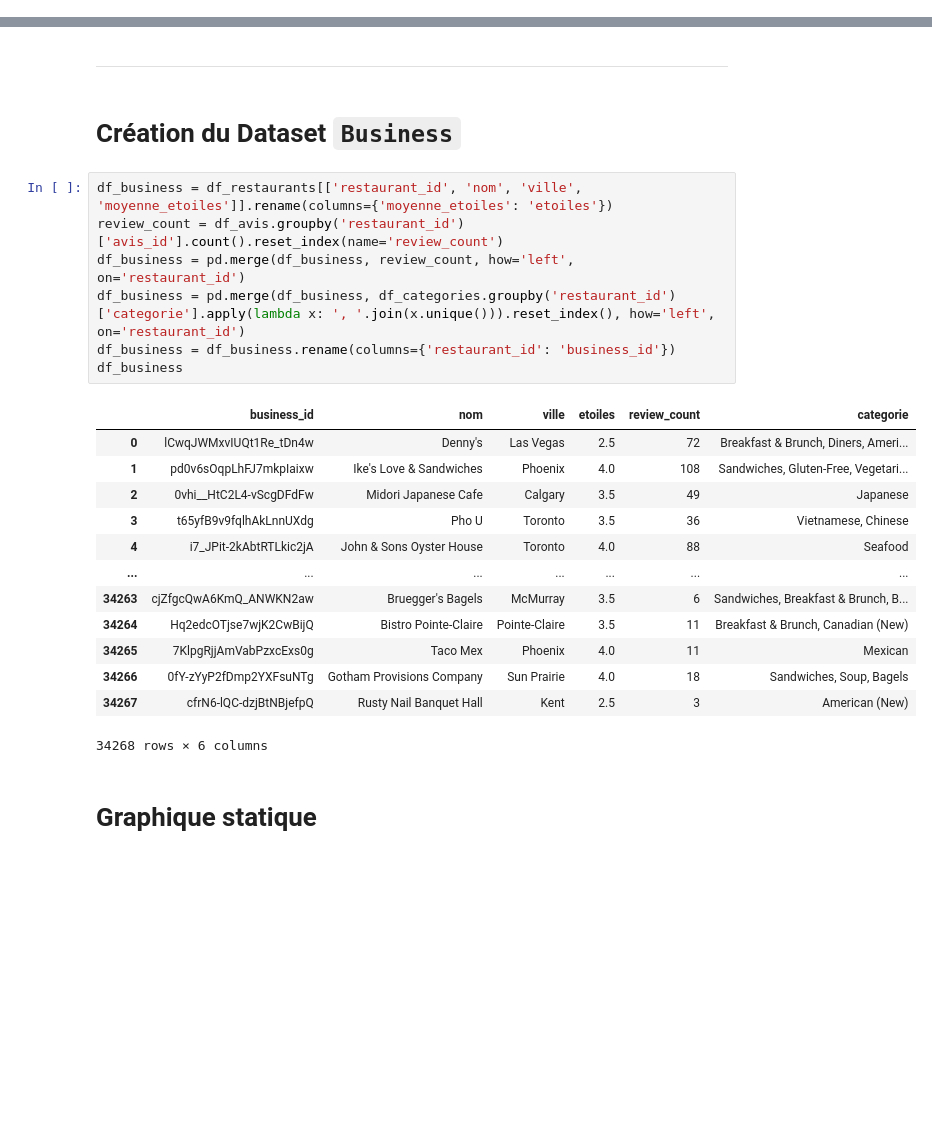
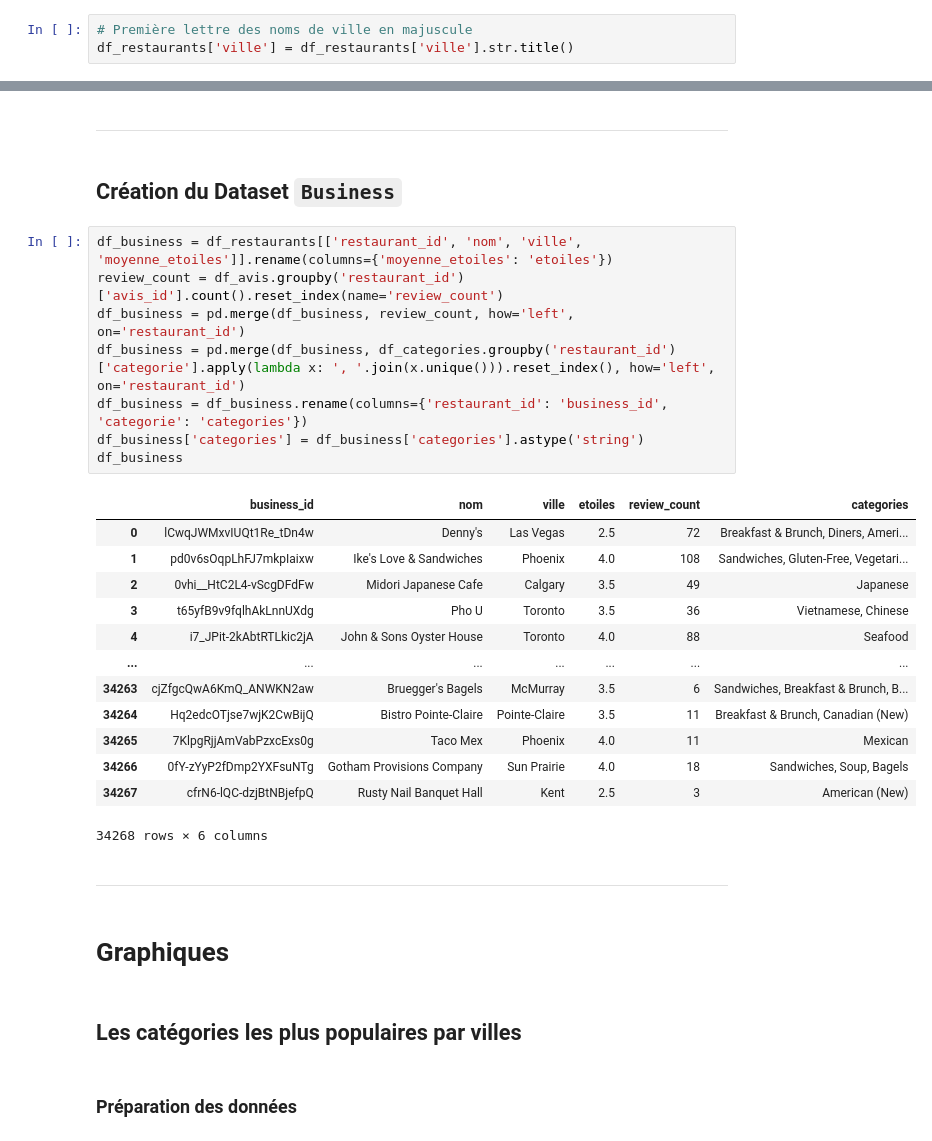
Before and after one commit to Marc-AntoineMercier/420-514-MV-TP03, a Jupyter notebook: nettoyage.ipynb, the cells around one changed output, grey strips where cells are left out. Saved outputs shown, nothing was run; the diff lists cells and outputs as text; blank space fills up the shorter version.

```diff
--- a/nettoyage.ipynb
+++ b/nettoyage.ipynb
@@ -844,3 +867,6 @@ Data columns (total 5 columns):
  4   ferme            34268 non-null  bool
 dtypes: bool(1), float64(1), string(3)
 memory usage: 1.1 MB
+# %%
+# Première lettre des noms de ville en majuscule
+df_restaurants['ville'] = df_restaurants['ville'].str.title()
@@ -1111,16 +1255,17 @@ df_utilisateurs
 # %% [markdown]
 ---
 # %% [markdown]
-# Création du Dataset `Business`
+## Création du Dataset `Business`
 # %%
 df_business = df_restaurants[['restaurant_id', 'nom', 'ville', 'moyenne_etoiles']].rename(columns={'moyenne_etoiles': 'etoiles'})
 review_count = df_avis.groupby('restaurant_id')['avis_id'].count().reset_index(name='review_count')
 df_business = pd.merge(df_business, review_count, how='left', on='restaurant_id')
 df_business = pd.merge(df_business, df_categories.groupby('restaurant_id')['categorie'].apply(lambda x: ', '.join(x.unique())).reset_index(), how='left', on='restaurant_id')
-df_business = df_business.rename(columns={'restaurant_id': 'business_id'})
+df_business = df_business.rename(columns={'restaurant_id': 'business_id', 'categorie': 'categories'})
+df_business['categories'] = df_business['categories'].astype('string')
 df_business
 # %% [output]
-|  | business_id | nom | ville | etoiles | review_count | categorie |
+|  | business_id | nom | ville | etoiles | review_count | categories |
 | 0 | lCwqJWMxvIUQt1Re_tDn4w | Denny's | Las Vegas | 2.5 | 72 | Breakfast & Brunch, Diners, Ameri... |
 | 1 | pd0v6sOqpLhFJ7mkpIaixw | Ike's Love & Sandwiches | Phoenix | 4.0 | 108 | Sandwiches, Gluten-Free, Vegetari... |
 | 2 | 0vhi__HtC2L4-vScgDFdFw | Midori Japanese Cafe | Calgary | 3.5 | 49 | Japanese |
@@ -1133,5 +1278,11 @@ df_business
 | 34266 | 0fY-zYyP2fDmp2YXFsuNTg | Gotham Provisions Company | Sun Prairie | 4.0 | 18 | Sandwiches, Soup, Bagels |
 | 34267 | cfrN6-lQC-dzjBtNBjefpQ | Rusty Nail Banquet Hall | Kent | 2.5 | 3 | American (New) |
 34268 rows × 6 columns
+# %% [markdown]
+---
 # %% [markdown]
-# Graphique statique
+# Graphiques
+# %% [markdown]
+## Les catégories les plus populaires par villes
+# %% [markdown]
+### Préparation des données
```
Also changed, not shown: parts of 4 cells of this notebook.
